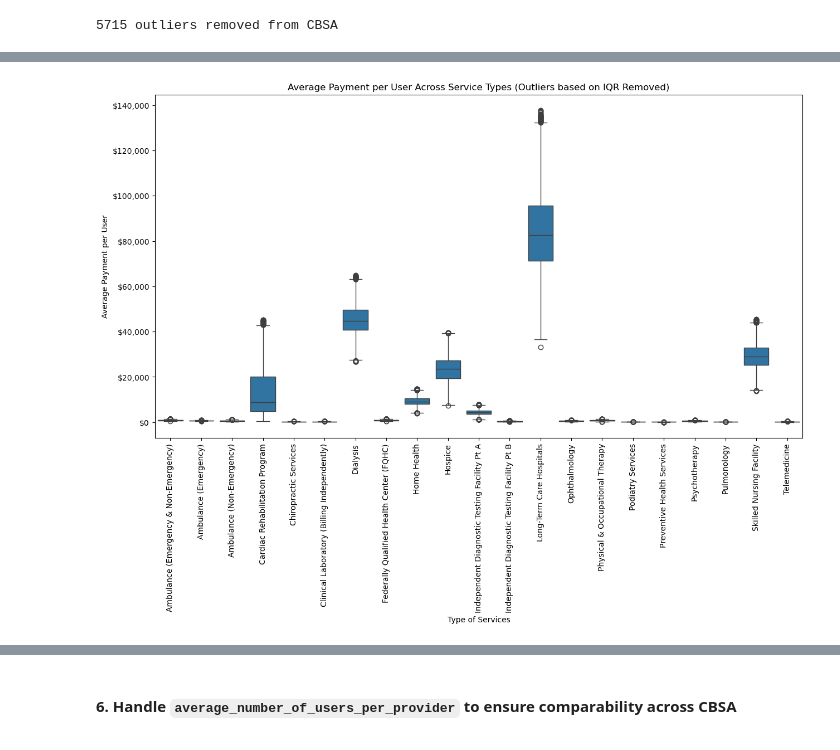
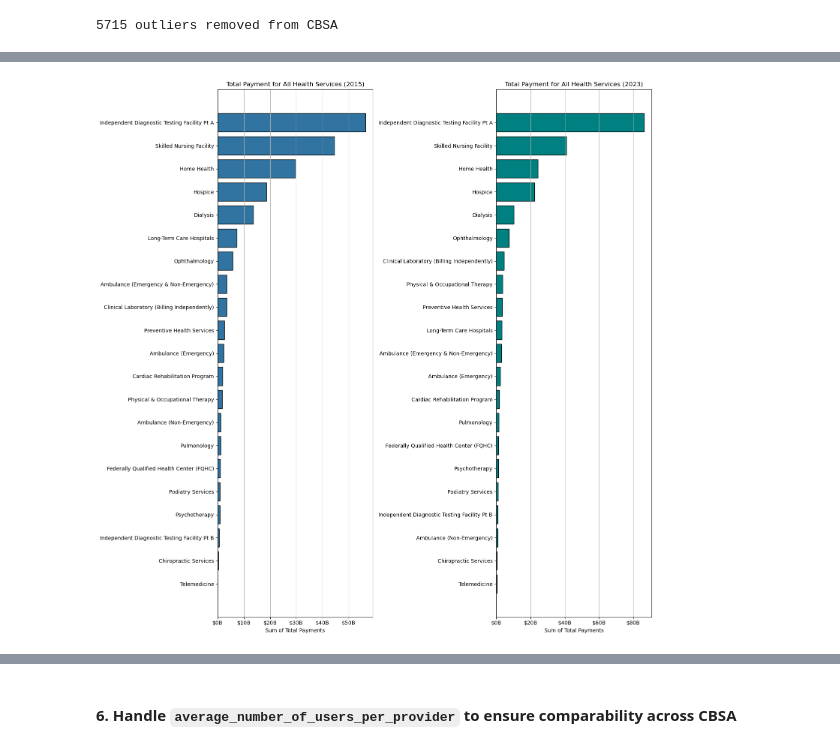
Before and after one commit to renaqd/team7-ADS502, a Jupyter notebook: team7-Final.ipynb, the cells around one changed output, grey strips where cells are left out. Cells and saved outputs as stored; diff of their text form; code cells hidden in the pictures.

```diff
--- a/team7-Final.ipynb
+++ b/team7-Final.ipynb
@@ -607,18 +588,33 @@ plt.show()
-# %%
-plt.figure(figsize=(15,8))
-sns.boxplot(x='type_of_service', y='total_payment_adj_z', data= cbsa_outliers_removed)
-plt.title('Average Payment per User Across Service Types (Outliers based on IQR Removed)')
-plt.xlabel('Type of Services')
-plt.ylabel('Average Payment per User')
-plt.xticks(rotation=90)
-
-# format y-axis for readability
-def format_dollars(y, pos):
-    return '${:,.0f}'.format(y)
-
-plt.gca().yaxis.set_major_formatter(ticker.FuncFormatter(format_dollars))
-
-
-plt.show()
-# %% [output]
-[figure, removed]
+# %%
+def filter_and_group_by_year(cbsa, year):
+    cbsa_year = cbsa[cbsa['year'] == year]
+    service_payment_year = cbsa_year.groupby('type_of_service', as_index=False)['total_payment'].sum()
+    service_payment_year.sort_values(by='total_payment', inplace=True)
+    return service_payment_year
+
+def plot_service_payment(service_payment, title, color, ax):
+    ax.yaxis.grid(False)
+    ax.xaxis.grid(True)
+    ax.barh(service_payment['type_of_service'], service_payment['total_payment'], color=color, edgecolor='black')
+    ax.set_title(title)
+    ax.set_xlabel("Sum of Total Payments")
+    ax.xaxis.set_major_formatter(ticker.FuncFormatter(format_dollars))
+
+fig, axs = plt.subplots(1, 2, figsize=(15, 15))
+
+# Format x-axis for readability
+def format_dollars(x, pos):
+    return '${:,.0f}B'.format(x / 1e9)
+
+plt.gca().xaxis.set_major_formatter(ticker.FuncFormatter(format_dollars))
+
+service_payment_2015 = filter_and_group_by_year(cbsa, 2015)
+plot_service_payment(service_payment_2015, "Total Payment for All Health Services (2015)", '#3274a1', axs[0])
+
+service_payment_2023 = filter_and_group_by_year(cbsa, 2023)
+plot_service_payment(service_payment_2023, "Total Payment for All Health Services (2023)", 'teal', axs[1])
+
+plt.tight_layout()
+plt.show()
+# %% [output]
+[figure, added]
```
Also changed, not shown: parts of 31 cells of this notebook.
